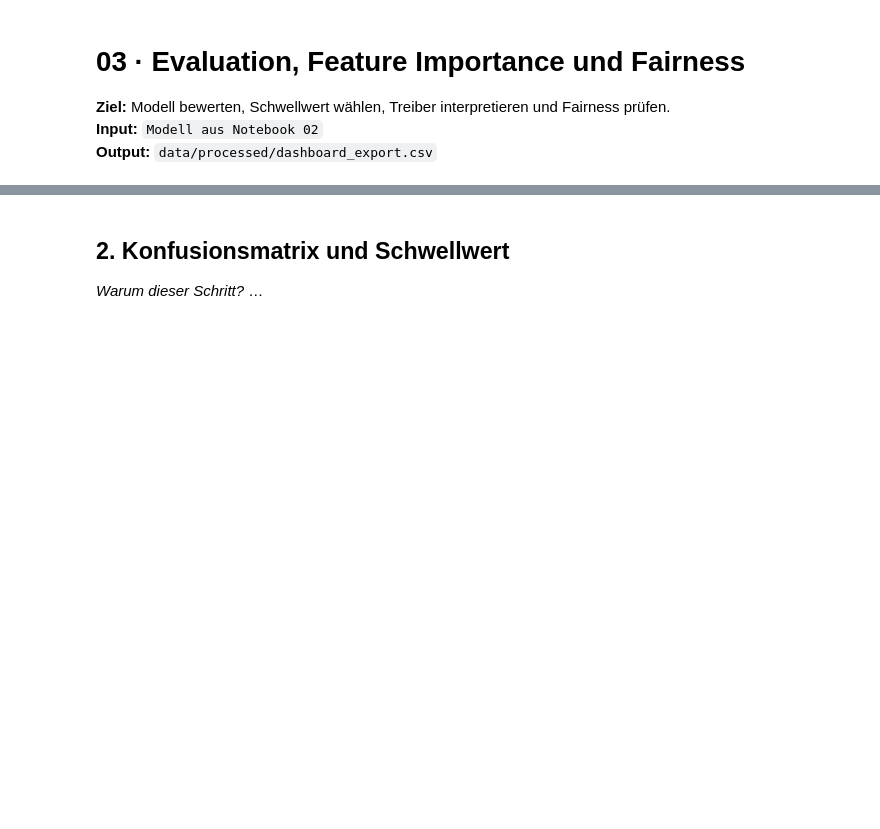
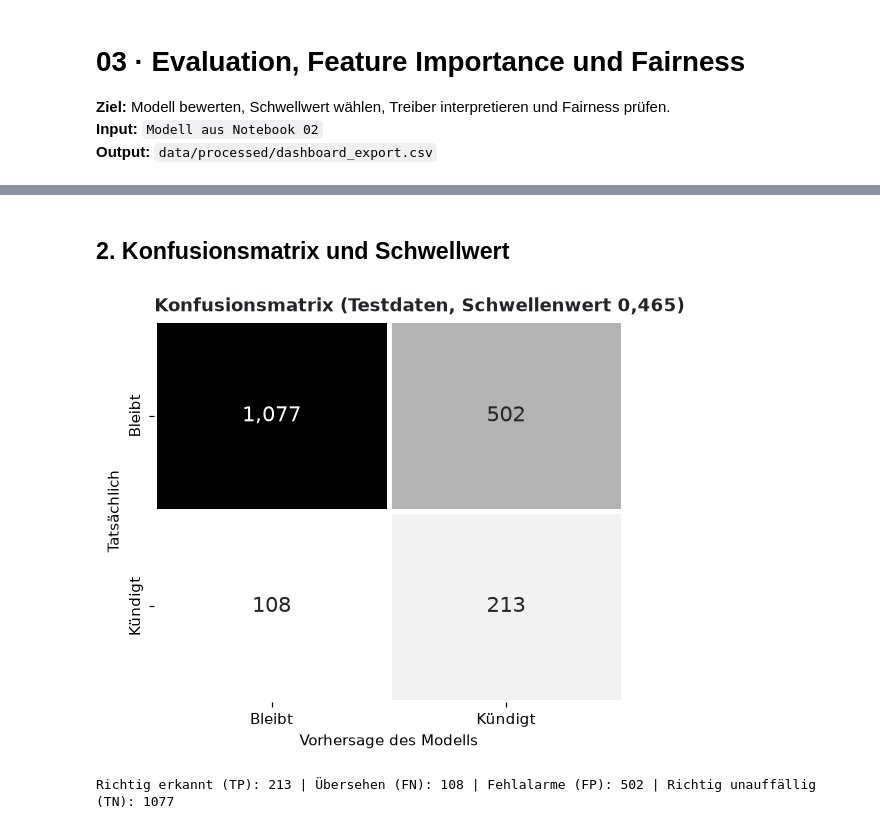
Before and after one commit to adrianmrizo/sonnenfeld-fluktuation, a Jupyter notebook: notebooks/03_evaluation_fairness.ipynb, the cells around one changed output, grey strips where cells are left out. Drawn from its saved outputs; the diff is of its cells as text; code cells hidden in the pictures; blank space fills up the shorter version.

```diff
--- a/notebooks/03_evaluation_fairness.ipynb
+++ b/notebooks/03_evaluation_fairness.ipynb
@@ -22,4 +86,27 @@ pd.set_option("display.max_columns", 50)
 # %% [markdown]
 ## 2. Konfusionsmatrix und Schwellwert
-
-*Warum dieser Schritt?* …
+# %%
+from sklearn.metrics import confusion_matrix
+
+# Confusion matrix on the test data (rows = reality, columns = prediction)
+cm = confusion_matrix(y_test, y_pred_test)
+labels = ["Bleibt", "Kündigt"]
+
+fig, ax = plt.subplots(figsize=(5.5, 4.5))
+sns.heatmap(
+    cm, annot=True, fmt=",d", cmap="Greys", cbar=False,
+    xticklabels=labels, yticklabels=labels,
+    linewidths=2, linecolor="white", annot_kws={"size": 14}, ax=ax,
+)
+ax.set_xlabel("Vorhersage des Modells")
+ax.set_ylabel("Tatsächlich")
+ax.set_title("Konfusionsmatrix (Testdaten, Schwellenwert 0,465)")
+
+plotting.save(fig, "03_konfusionsmatrix")
+plt.show()
+
+tn, fp, fn, tp = cm.ravel()
+print(f"Richtig erkannt (TP): {tp} | Übersehen (FN): {fn} | Fehlalarme (FP): {fp} | Richtig unauffällig (TN): {tn}")
+# %% [output]
+[figure, added]
+Richtig erkannt (TP): 213 | Übersehen (FN): 108 | Fehlalarme (FP): 502 | Richtig unauffällig (TN): 1077
```
Also changed, not shown: parts of 21 cells of this notebook, 4 other files.
